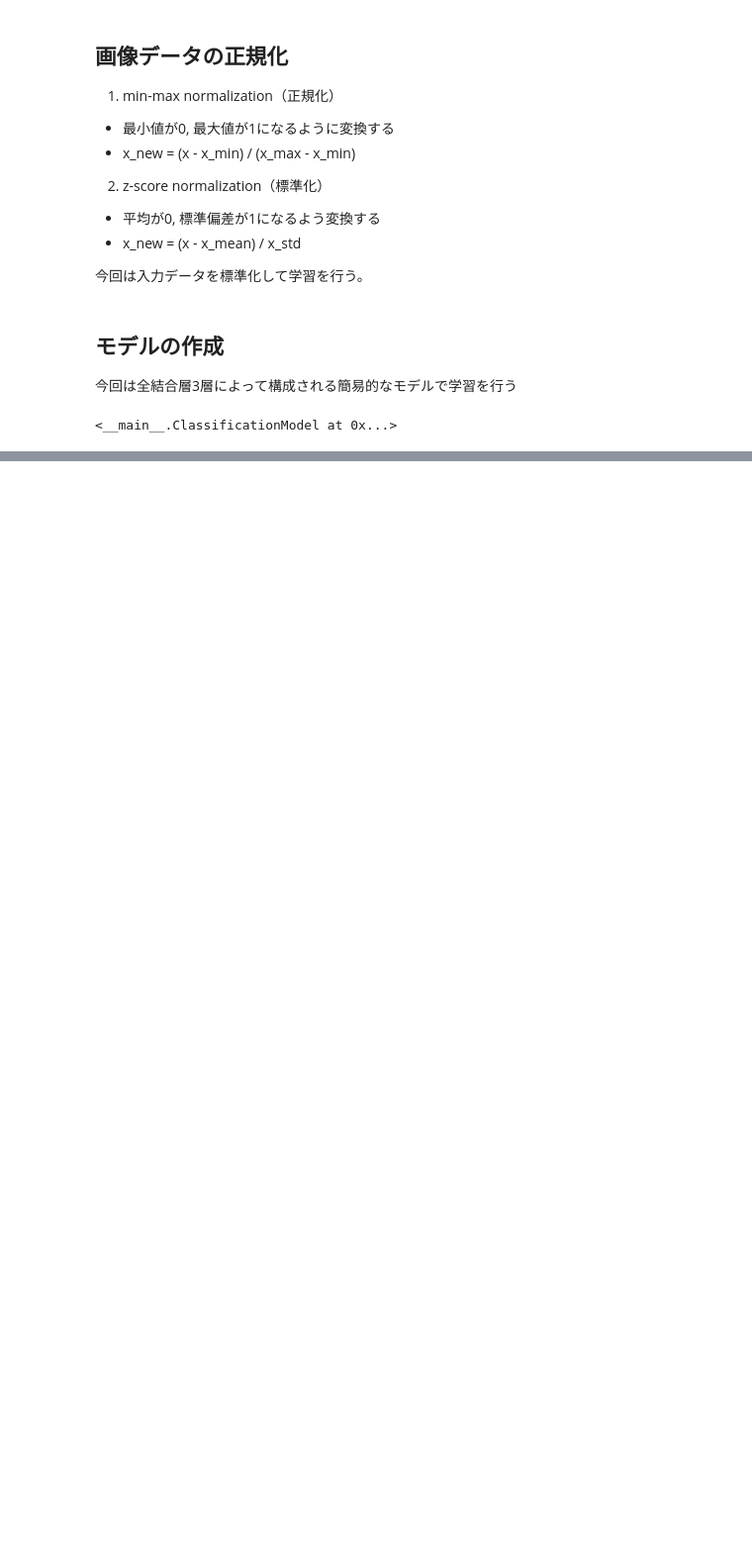
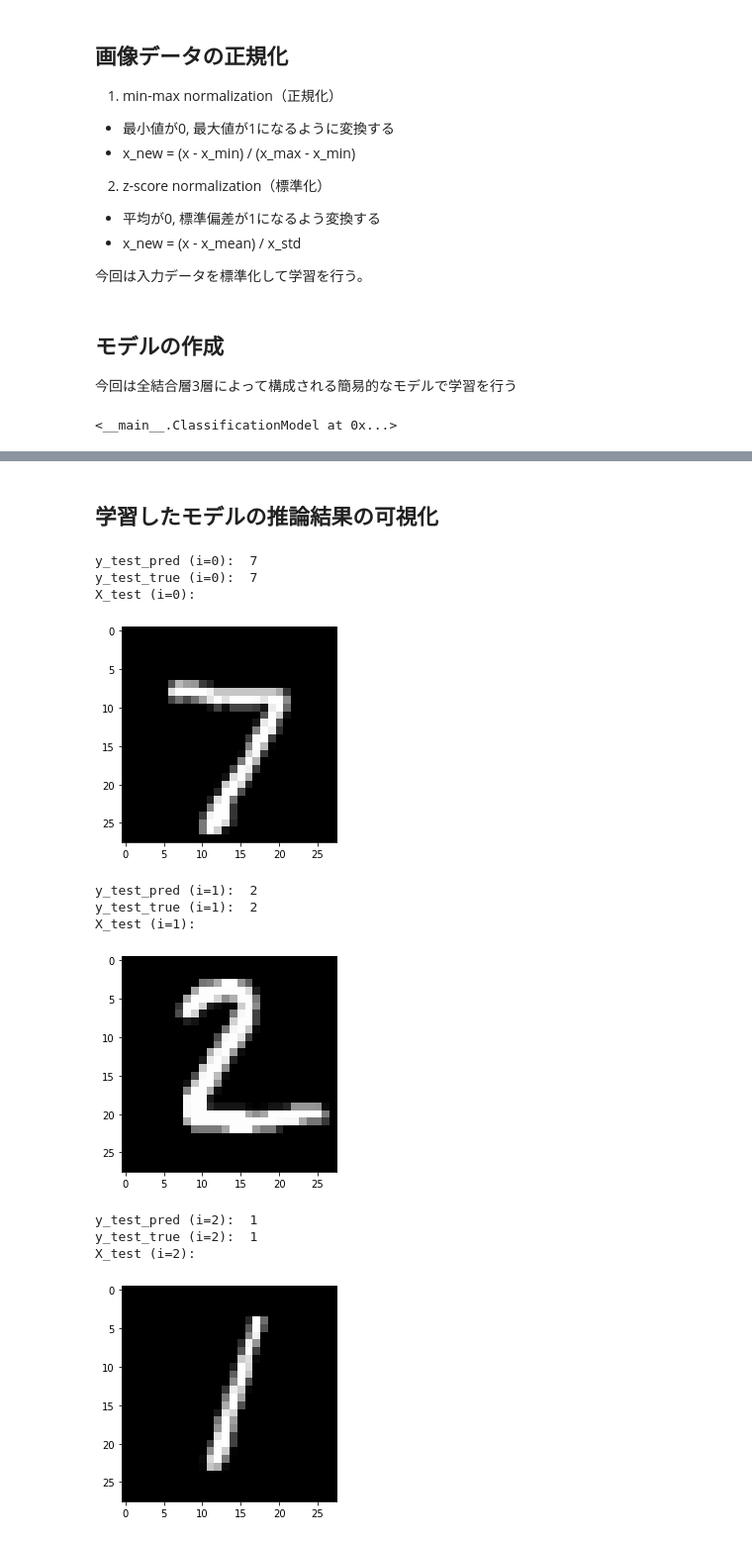
Before and after one commit to k-saito0107/Creative.hack_2022, a Jupyter notebook: 勉強会/MNIST画像分類.ipynb, the cells around one changed output, grey strips where cells are left out. Shown at 99% size. Saved outputs shown, nothing was run; the diff lists cells and outputs as text; code cells hidden in the pictures; blank space fills up the shorter version.

```diff
--- a/勉強会/MNIST画像分類.ipynb
+++ b/勉強会/MNIST画像分類.ipynb
@@ -82,0 +95,4 @@ model
+# %%
+model.compile(optimizer='adam',
+              loss='sparse_categorical_crossentropy',
+              metrics=['accuracy'])
@@ -82,0 +107,8 @@ model
+# %%
+# Train model
+history = model.fit(X_train, y_train,
+                    batch_size=100,
+                    epochs=30,
+                    verbose=1,
+                    validation_data=(X_test, y_test),
+                    callbacks=callbacks)
@@ -82,0 +188,26 @@ model
+# %% [markdown]
+## 学習したモデルの推論結果の可視化
+# %%
+for i in [0,1,2]:
+    y_true = y_test[i]
+    y_pred = model(X_test[i].reshape(1,28,28))
+    y_pred = np.array(y_pred)
+    y_pred = np.argmax(y_pred)
+    print("y_test_pred", "(i="+str(i)+"): ", y_pred)
+    print("y_test_true", "(i="+str(i)+"): ", y_true)
+    print("X_test", "(i="+str(i)+"): ")
+    plt.imshow(X_test[i], cmap='gray')
+    plt.show()
+# %% [output]
+y_test_pred (i=0):  7
+y_test_true (i=0):  7
+X_test (i=0):
+[figure, added]
+y_test_pred (i=1):  2
+y_test_true (i=1):  2
+X_test (i=1):
+[figure, added]
+y_test_pred (i=2):  1
+y_test_true (i=2):  1
+X_test (i=2):
+[figure, added]
```
Also changed, not shown: parts of 16 cells of this notebook, 1 other file.
